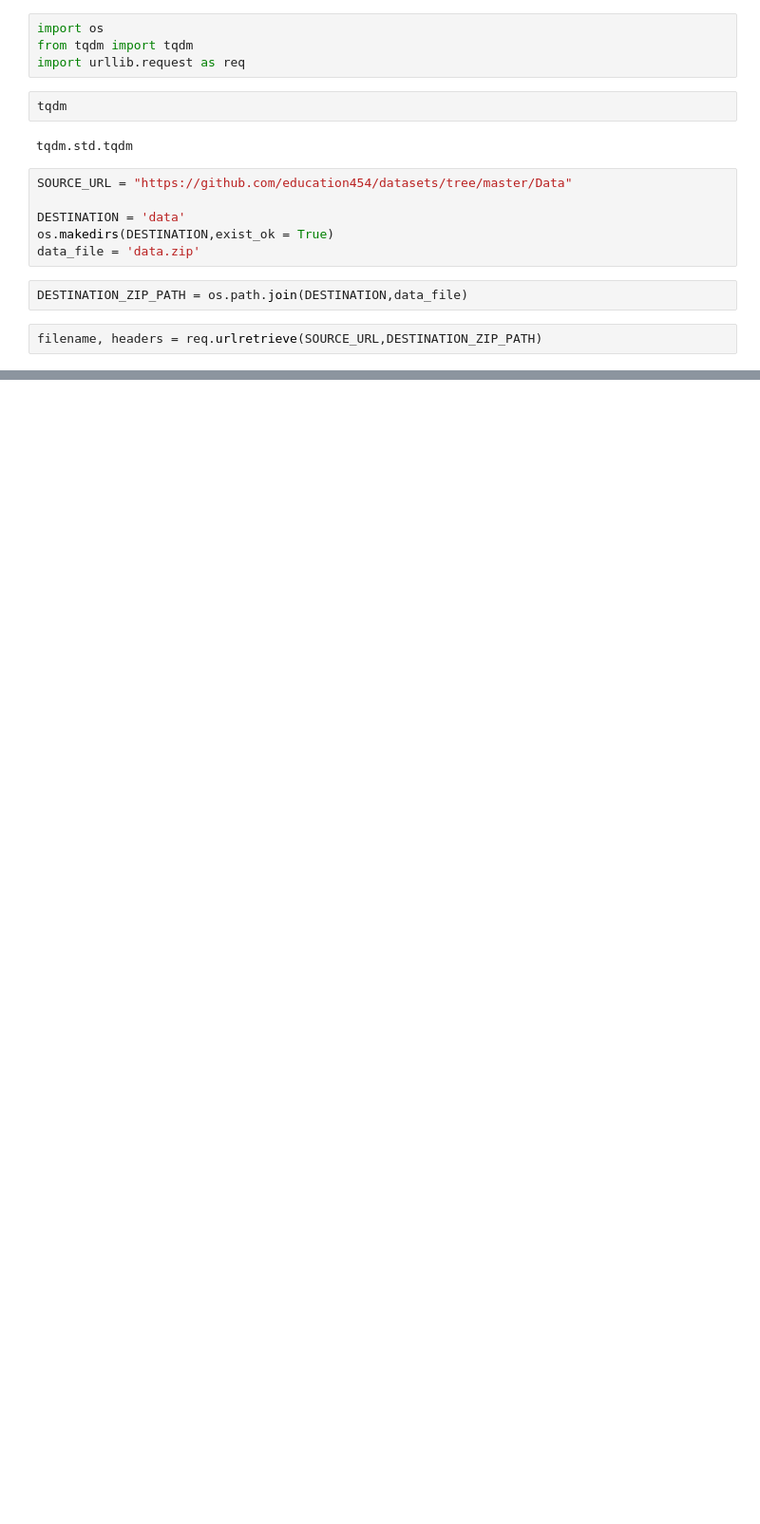
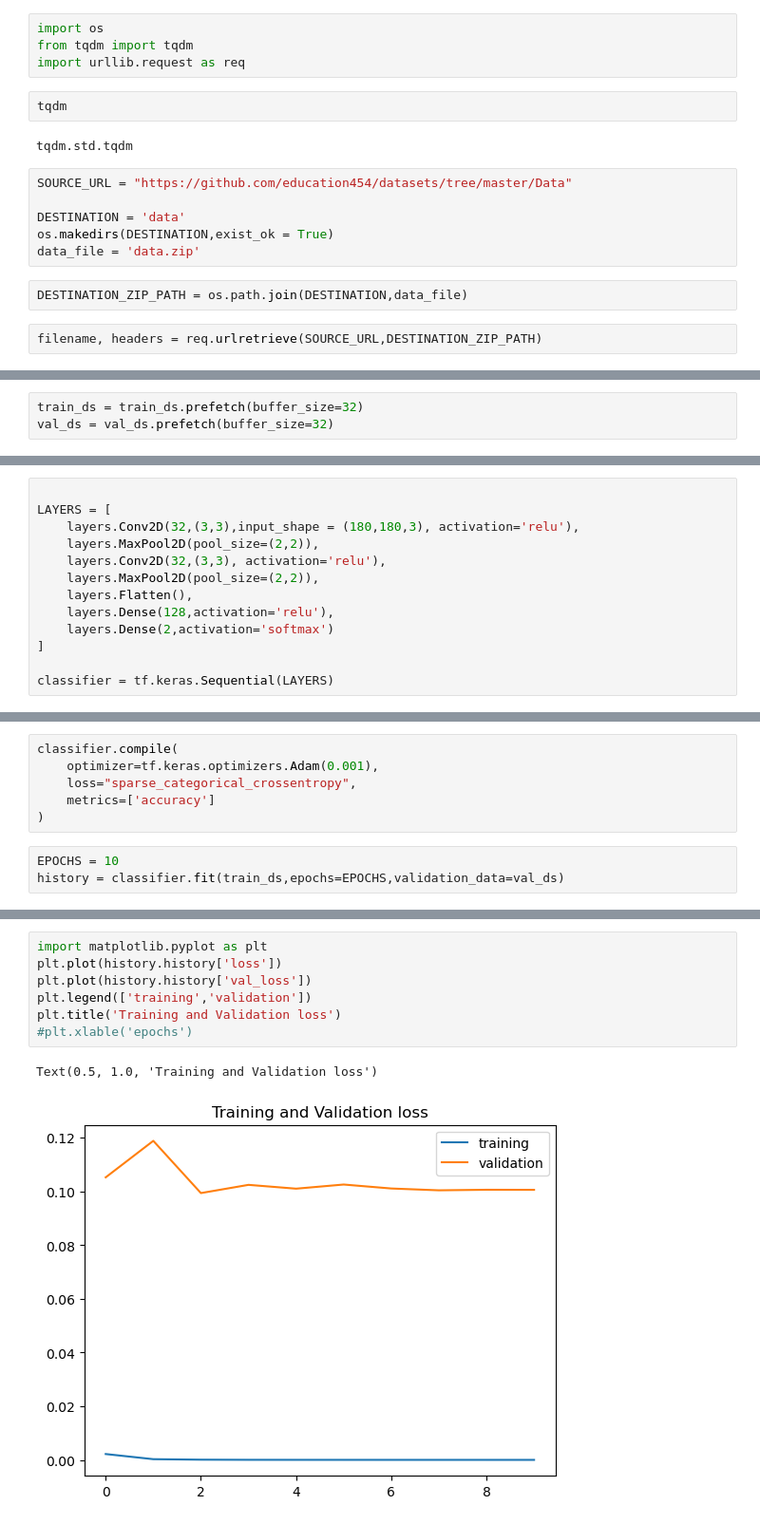
Before and after one commit to NirajTarway/Covid19_pneumonia_classification, a Jupyter notebook: research_env/Covid19_pneumonia_classification.ipynb, the cells around one changed output, grey strips where cells are left out. Shown at 95% size. Saved outputs shown, nothing was run; the diff lists cells and outputs as text; blank space fills up the shorter version.

```diff
--- a/research_env/Covid19_pneumonia_classification.ipynb
+++ b/research_env/Covid19_pneumonia_classification.ipynb
@@ -57,0 +133,3 @@ data\Covid\NORMAL\NORMAL(999).jpg
+# %%
+train_ds = train_ds.prefetch(buffer_size=32)
+val_ds = val_ds.prefetch(buffer_size=32)
@@ -57,0 +138,13 @@ data\Covid\NORMAL\NORMAL(999).jpg
+# %%
+
+LAYERS = [
+    layers.Conv2D(32,(3,3),input_shape = (180,180,3), activation='relu'),
+    layers.MaxPool2D(pool_size=(2,2)),
+    layers.Conv2D(32,(3,3), activation='relu'),
+    layers.MaxPool2D(pool_size=(2,2)),
+    layers.Flatten(),
+    layers.Dense(128,activation='relu'),
+    layers.Dense(2,activation='softmax')
+]
+
+classifier = tf.keras.Sequential(LAYERS)
@@ -57,0 +171,9 @@ data\Covid\NORMAL\NORMAL(999).jpg
+# %%
+classifier.compile(
+    optimizer=tf.keras.optimizers.Adam(0.001),
+    loss="sparse_categorical_crossentropy",
+    metrics=['accuracy']
+)
+# %%
+EPOCHS = 10
+history = classifier.fit(train_ds,epochs=EPOCHS,validation_data=val_ds)
@@ -57,0 +201,10 @@ data\Covid\NORMAL\NORMAL(999).jpg
+# %%
+import matplotlib.pyplot as plt
+plt.plot(history.history['loss'])
+plt.plot(history.history['val_loss'])
+plt.legend(['training','validation'])
+plt.title('Training and Validation loss')
+#plt.xlable('epochs')
+# %% [output]
+Text(0.5, 1.0, 'Training and Validation loss')
+[figure, added]
```
Also changed, not shown: parts of 31 cells of this notebook, 2 other files.
